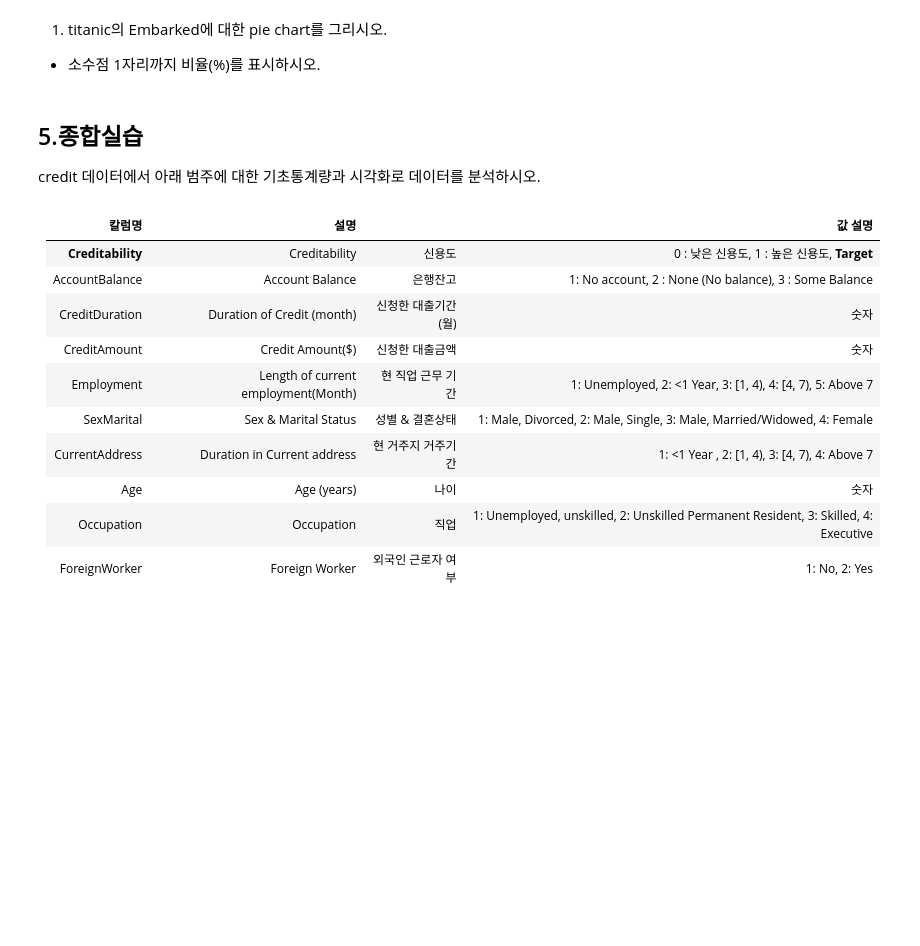
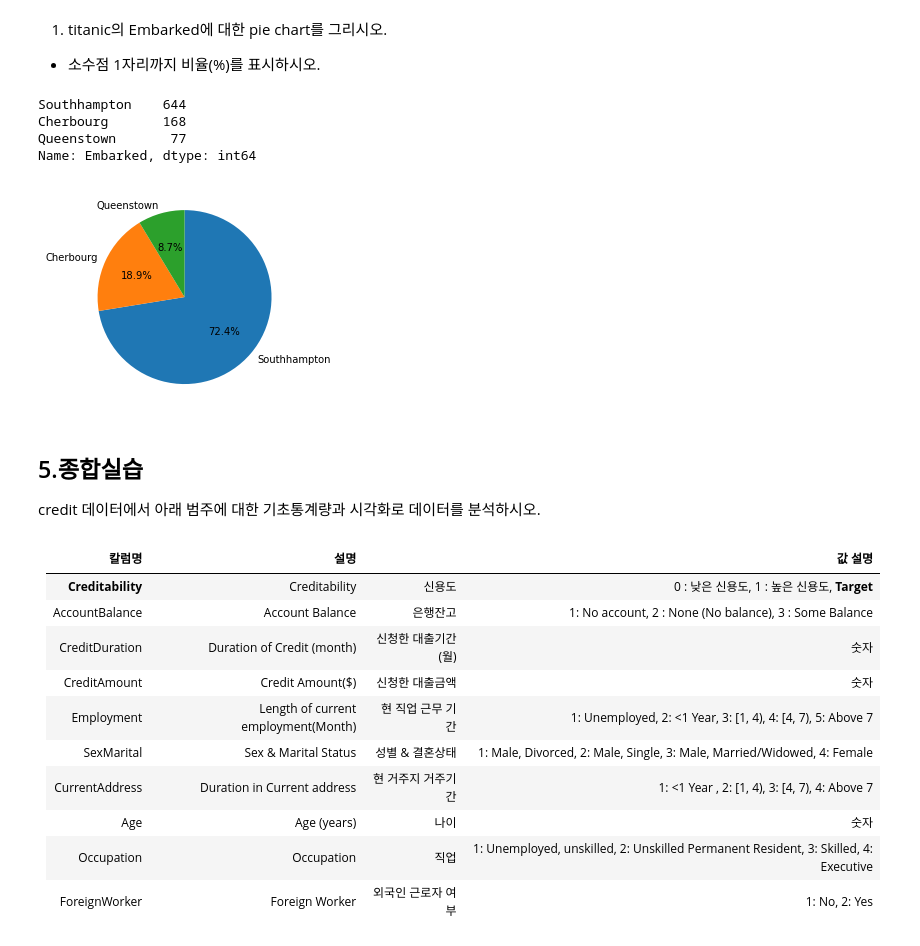
Before and after one commit to ShineYeon/kt_AivleSchool, a Jupyter notebook: data_analysis/04과 단변량분석_범주형변수.ipynb, the cells around one changed output. Cells and saved outputs as stored; diff of their text form; code cells hidden in the pictures; blank space fills up the shorter version.

```diff
--- a/data_analysis/04과 단변량분석_범주형변수.ipynb
+++ b/data_analysis/04과 단변량분석_범주형변수.ipynb
@@ -264,6 +278,18 @@ plt.show()
 # %% [markdown]
 1) titanic의 Embarked에 대한 pie chart를 그리시오.
 * 소수점 1자리까지 비율(%)를 표시하시오.
+# %%
+tmp = titanic['Embarked'].value_counts()
+print(tmp)
+plt.pie(tmp.values, labels = tmp.index, autopct='%.1f%%',
+        startangle=90, counterclock=False)
+plt.show()
+# %% [output]
+Southhampton    644
+Cherbourg       168
+Queenstown       77
+Name: Embarked, dtype: int64
+[figure, added]
 # %% [markdown]
 ## 5.종합실습
 
```
Also changed, not shown: parts of 4 cells of this notebook.
